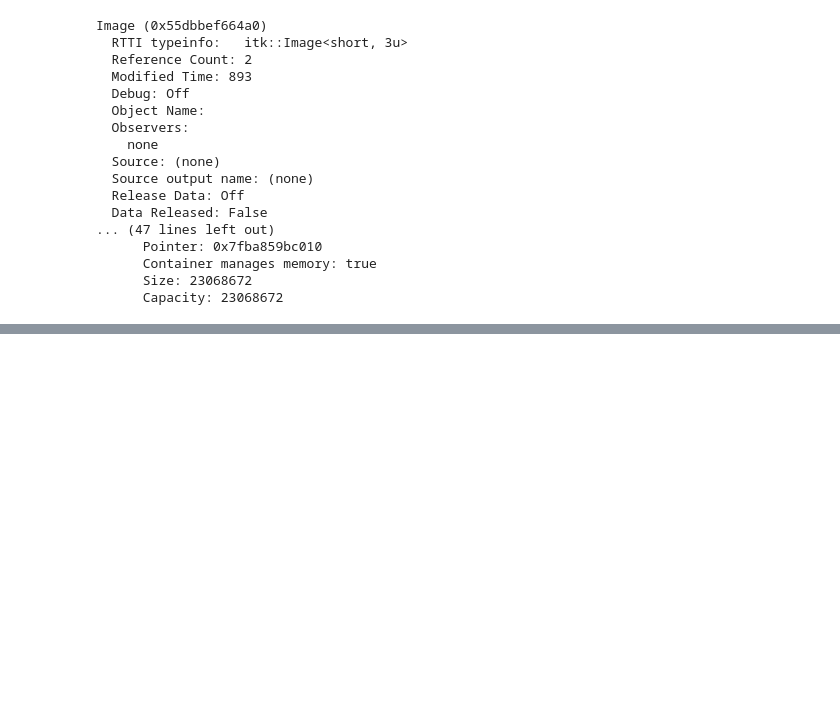
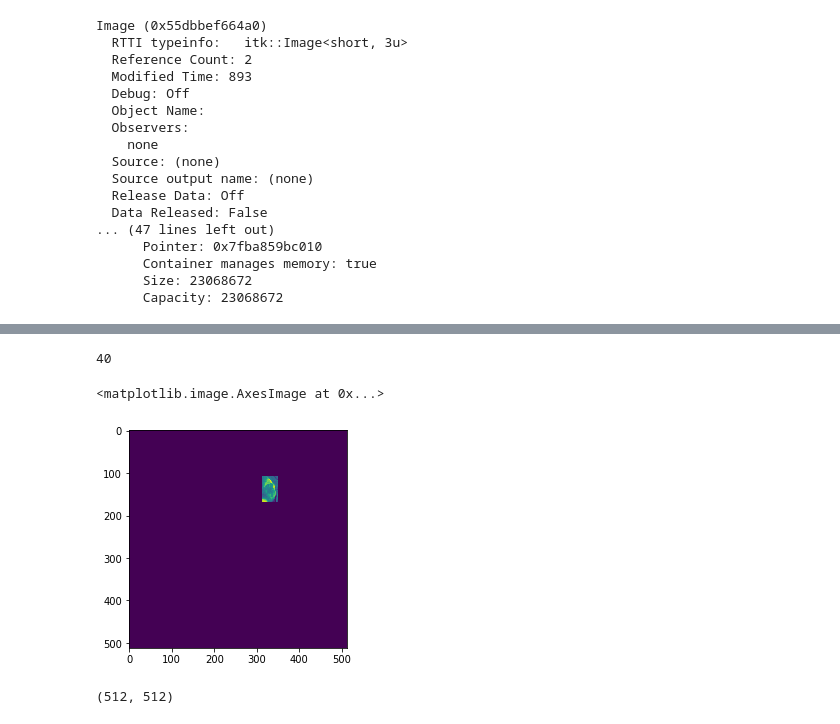
Before and after one commit to RishengDeng/mvi, a Jupyter notebook: dataprocess.ipynb, the cells around one changed output, grey strips where cells are left out. Saved outputs shown, nothing was run; the diff lists cells and outputs as text; code cells hidden in the pictures; blank space fills up the shorter version.

Commit message:
using patch to train data

```diff
--- a/dataprocess.ipynb
+++ b/dataprocess.ipynb
@@ -1396,0 +1418,34 @@ Image (0x55dbbef664a0)
+# %%
+idx
+# %% [output]
+40
+# %%
+art_image_path = case_path + '/' + item_list[art_mask_slice - 1]
+art_mask_path = case_path + '/' + item_list[art_mask_slice]
+art_array = nib.load(art_image_path).get_data()
+art_mask_array, _  = nrrd.read(art_mask_path)
+art_mask_slice = list(set(np.nonzero(art_mask_array)[-1]))
+# %%
+largest_area = largest_slice = 0
+for idx in art_mask_slice:
+        img_labeled = measure.label(art_mask_array[:, :, idx], connectivity=2)
+        prop = measure.regionprops(img_labeled)
+        area = prop[0].area
+        if area > largest_area:
+            largest_area = area
+            largest_slice = idx
+            # get the bounding box
+            bbox = prop[0].bbox
+# %%
+art_bbox_mask = np.zeros((art_mask_array.shape[0], art_mask_array.shape[1]))
+length = int((bbox[2] - bbox[0]) * 0.1)
+height = int((bbox[3] - bbox[1]) * 0.1)
+art_bbox_mask[(bbox[0] - length): (bbox[2] + length + 1), (bbox[1] - height): (bbox[3] + height + 1)] = 1
+# %%
+art_slice_array = art_array[:, :, largest_slice]
+art_roi_array = np.multiply(art_slice_array, art_bbox_mask)
+# %%
+plt.imshow(art_roi_array)
+# %% [output]
+<matplotlib.image.AxesImage at 0x...>
+[figure, added]
@@ -1396,0 +1454,4 @@ Image (0x55dbbef664a0)
+# %%
+art_bbox_mask.shape
+# %% [output]
+(512, 512)
```
Also changed, not shown: parts of 27 cells of this notebook, 7 other files.
